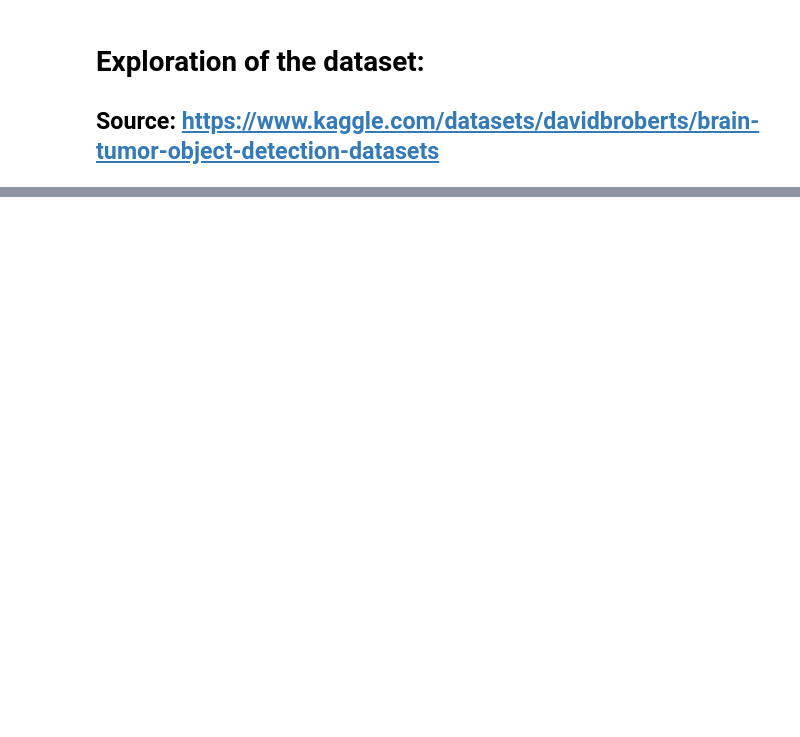
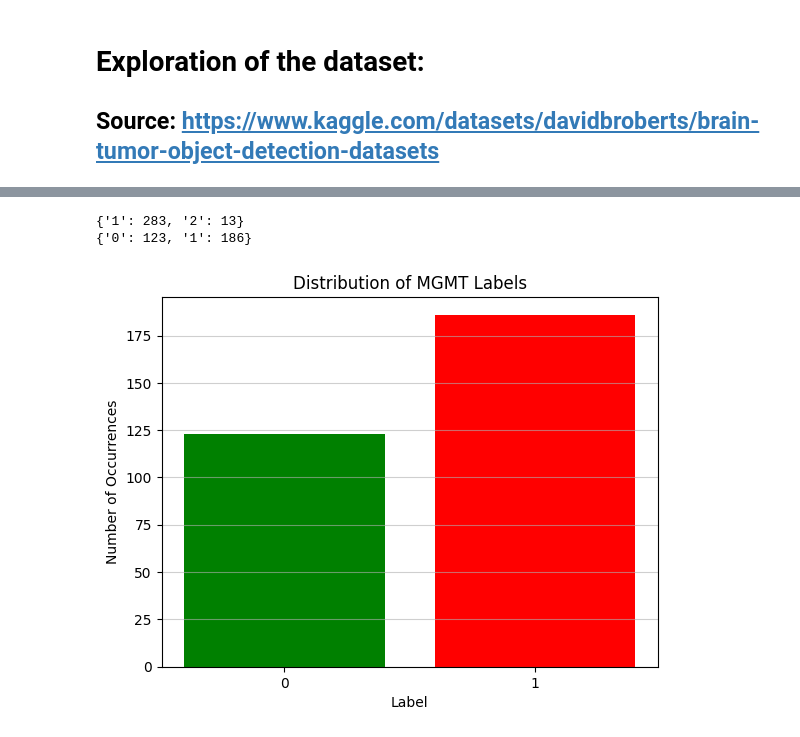
Before and after one commit to singarin-sole-L/Object-detection-using-Pytorch-framework, a Jupyter notebook: notebooks/01_exploration.ipynb, the cells around one changed output, grey strips where cells are left out. Saved outputs shown, nothing was run; the diff lists cells and outputs as text; code cells hidden in the pictures; blank space fills up the shorter version.

Commit message:
add(exploration): study distribution of classes

```diff
--- a/notebooks/01_exploration.ipynb
+++ b/notebooks/01_exploration.ipynb
@@ -106,0 +61,29 @@ plt.show()
+# %%
+NB_BBOX_PER_IMAGES = {}
+MGMT = {"0":0, "1":0}
+for sample in training_dataset:
+     labels = sample["labels"]
+     if str(len(labels)) not in NB_BBOX_PER_IMAGES:
+        NB_BBOX_PER_IMAGES[str(len(labels))] = 1
+     else:
+        NB_BBOX_PER_IMAGES[str(len(labels))] +=1
+     for label in labels:
+         MGMT[str(label)] +=1
+print(NB_BBOX_PER_IMAGES)
+print(MGMT)
+
+plt.bar(
+    MGMT.keys(),
+    MGMT.values(),
+    color=['green', 'red']
+)
+
+plt.title("Distribution of MGMT Labels")
+plt.xlabel("Label")
+plt.ylabel("Number of Occurrences")
+plt.grid(axis='y', linestyle='-', alpha=0.6)
+plt.show()
+# %% [output]
+{'1': 283, '2': 13}
+{'0': 123, '1': 186}
+[figure, added]
```
Also changed, not shown: parts of 5 cells of this notebook.
